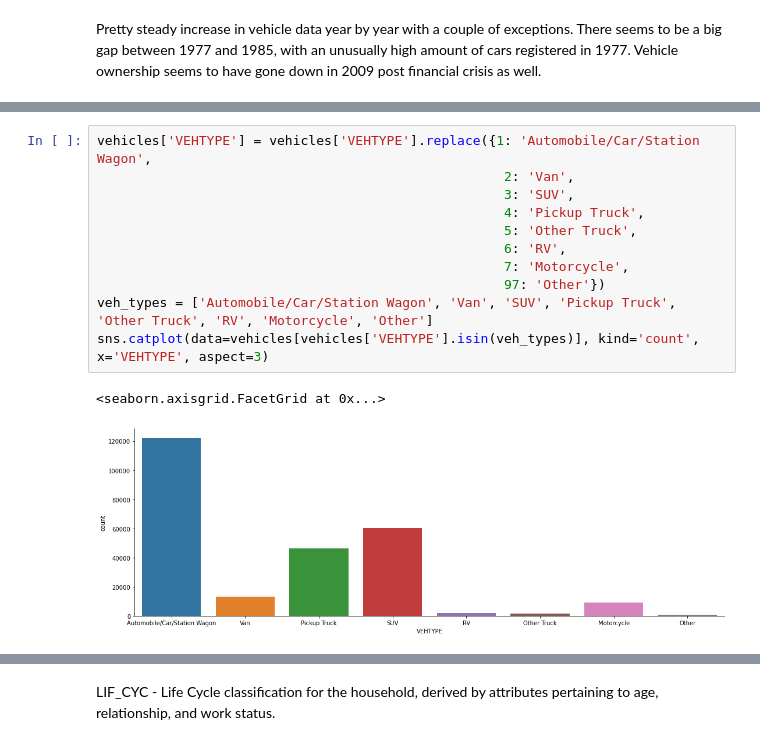
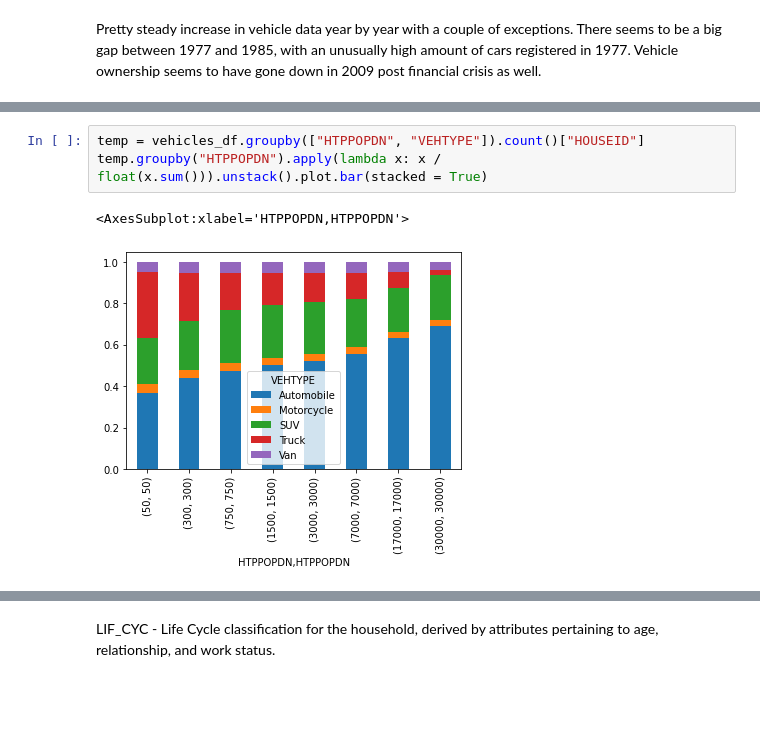
Before and after one commit to ryansliao/DSC-Capstone, a Jupyter notebook: Ryan NHTS EDA.ipynb, the cells around one changed output, grey strips where cells are left out. Drawn from its saved outputs; the diff is of its cells as text; blank space fills up the shorter version.

```diff
--- a/Ryan NHTS EDA.ipynb
+++ b/Ryan NHTS EDA.ipynb
@@ -65,14 +48,6 @@ sns.catplot(data=vehicles[vehicles['FUELTYPE'].isin(fuel_types)], kind='count',
-# %%
-vehicles['VEHTYPE'] = vehicles['VEHTYPE'].replace({1: 'Automobile/Car/Station Wagon',
-                                                    2: 'Van',
-                                                    3: 'SUV',
-                                                    4: 'Pickup Truck',
-                                                    5: 'Other Truck',
-                                                    6: 'RV',
-                                                    7: 'Motorcycle',
-                                                    97: 'Other'})
-veh_types = ['Automobile/Car/Station Wagon', 'Van', 'SUV', 'Pickup Truck', 'Other Truck', 'RV', 'Motorcycle', 'Other']
-sns.catplot(data=vehicles[vehicles['VEHTYPE'].isin(veh_types)], kind='count', x='VEHTYPE', aspect=3)
-# %% [output]
-<seaborn.axisgrid.FacetGrid at 0x...>
-[figure, removed]
+# %%
+temp = vehicles_df.groupby(["HTPPOPDN", "VEHTYPE"]).count()["HOUSEID"]
+temp.groupby("HTPPOPDN").apply(lambda x: x / float(x.sum())).unstack().plot.bar(stacked = True)
+# %% [output]
+<AxesSubplot:xlabel='HTPPOPDN,HTPPOPDN'>
+[figure, added]
```
Also changed, not shown: parts of 32 cells of this notebook, 6 other files.
